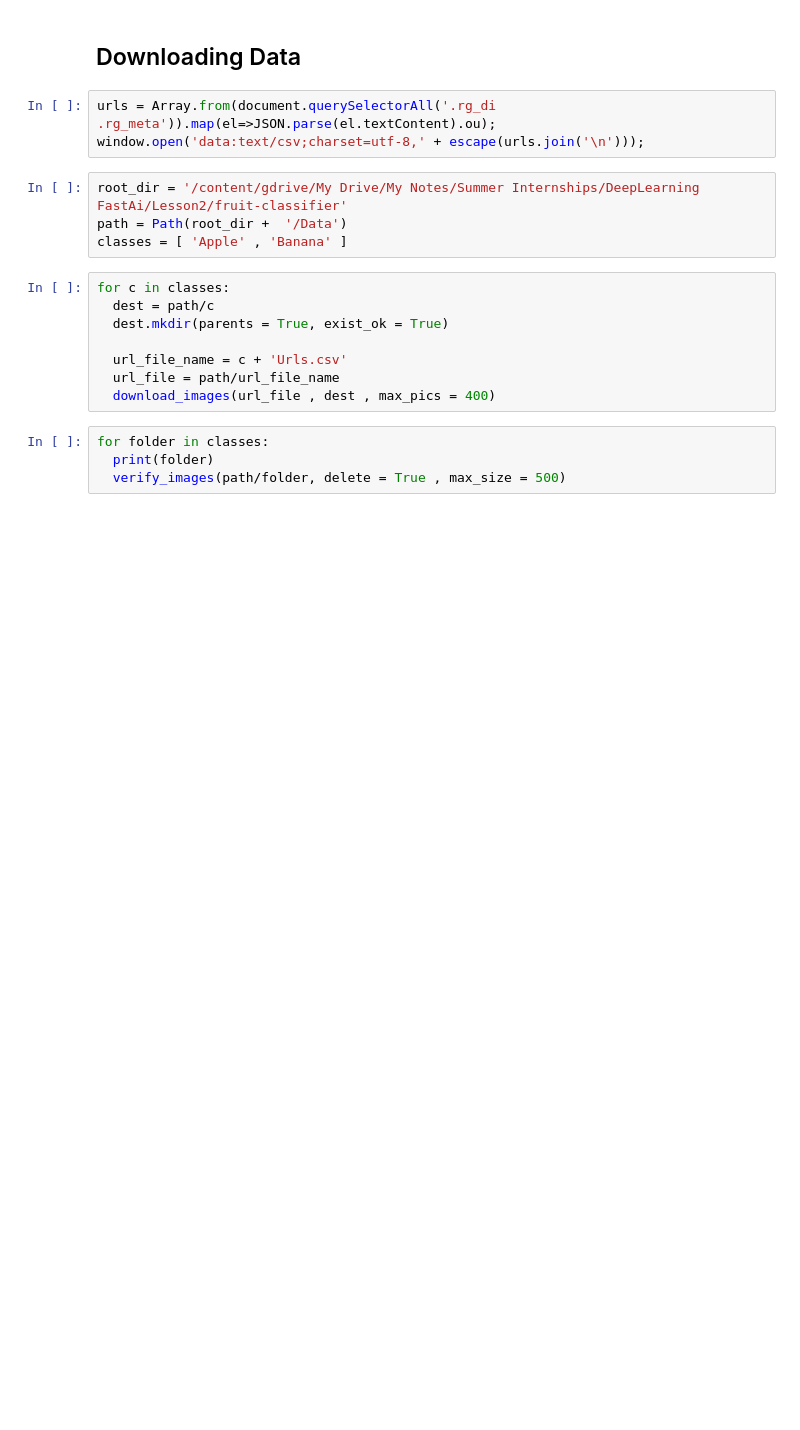
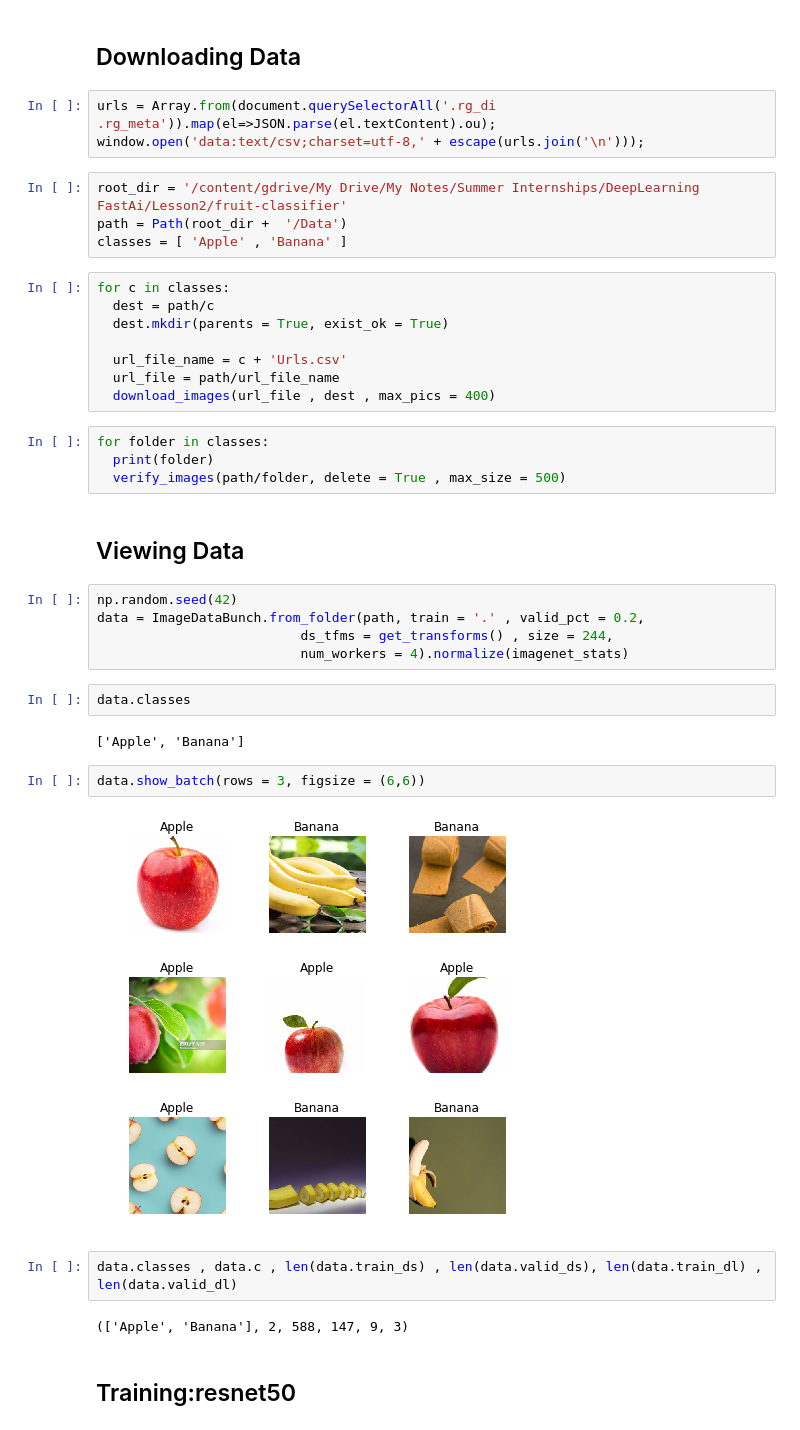
Before and after one commit to Pager07/fruit-classifier, a Jupyter notebook: FruitClassifier.ipynb, the cells around one changed output. Saved outputs shown, nothing was run; the diff lists cells and outputs as text; blank space fills up the shorter version.

```diff
--- a/FruitClassifier.ipynb
+++ b/FruitClassifier.ipynb
@@ -48,3 +48,24 @@ for c in classes:
 for folder in classes:
   print(folder)
   verify_images(path/folder, delete = True , max_size = 500)
+# %% [markdown]
+## Viewing Data
+# %%
+np.random.seed(42)
+data = ImageDataBunch.from_folder(path, train = '.' , valid_pct = 0.2,
+                          ds_tfms = get_transforms() , size = 244,
+                          num_workers = 4).normalize(imagenet_stats)
+# %%
+data.classes
+# %% [output]
+['Apple', 'Banana']
+# %%
+data.show_batch(rows = 3, figsize = (6,6))
+# %% [output]
+[figure, added]
+# %%
+data.classes , data.c , len(data.train_ds) , len(data.valid_ds), len(data.train_dl) , len(data.valid_dl)
+# %% [output]
+(['Apple', 'Banana'], 2, 588, 147, 9, 3)
+# %% [markdown]
+## Training:resnet50
```
Also changed, not shown: parts of 17 cells of this notebook.
